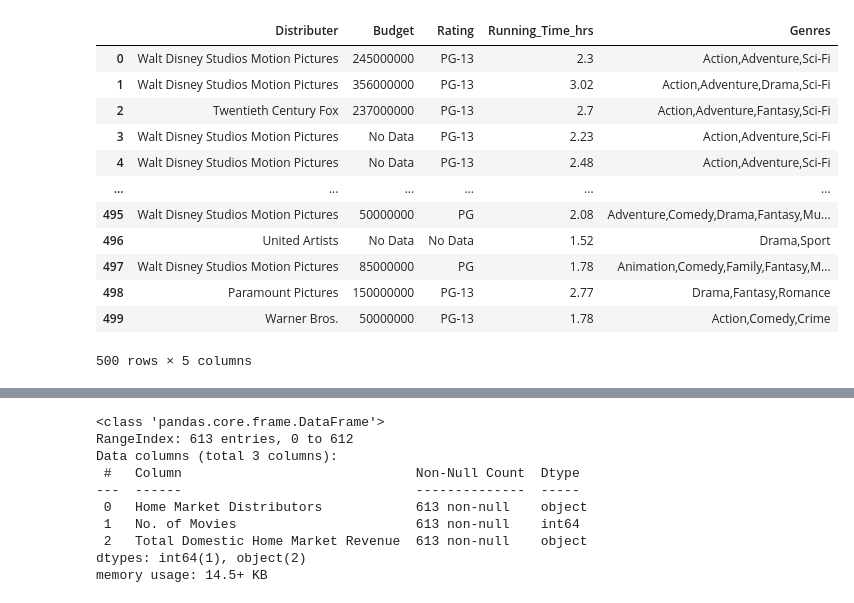
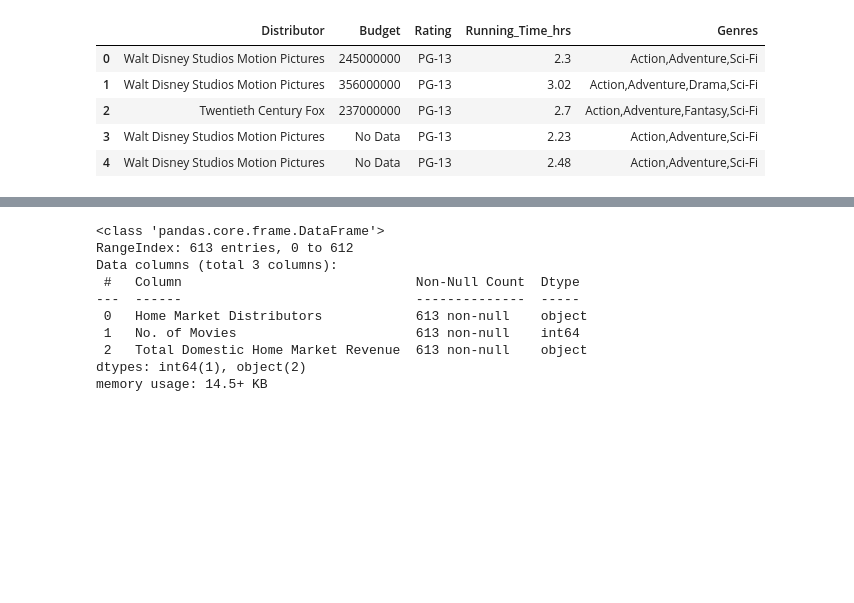
Before and after one commit to davebrown271/Microsoft-Movie-Analysis, a Jupyter notebook: movie_data.ipynb, the cells around one changed output, grey strips where cells are left out. Drawn from its saved outputs; the diff is of its cells as text; code cells hidden in the pictures; blank space fills up the shorter version.

```diff
--- a/movie_data.ipynb
+++ b/movie_data.ipynb
@@ -94,7 +211,7 @@ def get_table(soup):
 # %%
 url = 'https://www.boxofficemojo.com/chart/top_lifetime_gross/'
 base_url = 'https://www.boxofficemojo.com'
-df = pd.DataFrame()
+df_movie = pd.DataFrame()
 
 # Get HTML data for top 1000 grossing movies from Box Office Mojo
 for i in range(5):
@@ -103,9 +220,9 @@ for i in range(5):
     fetched_data = get_table(soup)
     if i < 4:
         url = base_url + soup.findAll('li', class_='a-last')[0].find('a').attrs["href"]
-    df = df.append(fetched_data, ignore_index = True)
+    df_movie = df_movie.append(fetched_data, ignore_index = True)
 
-df
+df_movie.head()
 # %% [output]
 |  | Rank | Title | Lifetime Gross | Year | URL |
 | 0 | 1 | Star Wars: Episode VII - The Forc... | 936662225 | 2015 | https://www.boxofficemojo.com/tit... |
@@ -128,7 +238,7 @@ def get_movie_data(url):
     divs = movie.findAll('div', class_='a-section a-spacing-none') #first section of table stored as divs instead of table
 
     # Variables will come back as 'No Data' if the webpage doesn't have this information
-    distributer = 'No Data'
+    distributor = 'No Data'
     budget = 'No Data'
     rating = 'No Data'
     duration = 'No Data'
@@ -139,7 +249,7 @@ def get_movie_data(url):
         i=0
         for span in spans:
             if span.text  == 'Domestic Distributor':
-                distributer = spans[i+1].text.replace('See full company information\n\n','') #remove extra link text from end
+                distributor = spans[i+1].text.replace('See full company information\n\n','') #remove extra link text from end
                 i+=1
                 break
             if span.text == 'Budget':
@@ -164,30 +274,23 @@ def get_movie_data(url):
             else:
                 i+=1
 
-    df_movie = pd.DataFrame([distributer, budget, rating, duration, genres]).transpose()
-    df_movie.columns = ['Distributer', 'Budget', 'Rating', 'Running_Time_hrs', 'Genres']
+    df_movie = pd.DataFrame([distributor, budget, rating, duration, genres]).transpose()
+    df_movie.columns = ['Distributor', 'Budget', 'Rating', 'Running_Time_hrs', 'Genres']
 
     return df_movie
 # %%
 # loop to get data from first 500 URLs from prior dataframe (broke this up due to timeout issues
-df2 = pd.DataFrame(columns = ['Distributer', 'Budget', 'Rating', 'Running_Time_hrs', 'Genres'])
-for url in df['URL'][:500]:
+df_movie_2 = pd.DataFrame(columns = ['Distributor', 'Budget', 'Rating', 'Running_Time_hrs', 'Genres'])
+for url in df_movie['URL'][:500]:
     movie_data = get_movie_data(url)
-    df2 = df2.append(movie_data, ignore_index=True)
-df2
+    df_movie_2 = df_movie_2.append(movie_data, ignore_index=True)
+df_movie_2
 # %% [output]
-|  | Distributer | Budget | Rating | Running_Time_hrs | Genres |
+|  | Distributor | Budget | Rating | Running_Time_hrs | Genres |
 | 0 | Walt Disney Studios Motion Pictures | 245000000 | PG-13 | 2.3 | Action,Adventure,Sci-Fi |
 | 1 | Walt Disney Studios Motion Pictures | 356000000 | PG-13 | 3.02 | Action,Adventure,Drama,Sci-Fi |
 | 2 | Twentieth Century Fox | 237000000 | PG-13 | 2.7 | Action,Adventure,Fantasy,Sci-Fi |
 | 3 | Walt Disney Studios Motion Pictures | No Data | PG-13 | 2.23 | Action,Adventure,Sci-Fi |
 | 4 | Walt Disney Studios Motion Pictures | No Data | PG-13 | 2.48 | Action,Adventure,Sci-Fi |
-| ... | ... | ... | ... | ... | ... |
-| 495 | Walt Disney Studios Motion Pictures | 50000000 | PG | 2.08 | Adventure,Comedy,Drama,Fantasy,Mu... |
-| 496 | United Artists | No Data | No Data | 1.52 | Drama,Sport |
-| 497 | Walt Disney Studios Motion Pictures | 85000000 | PG | 1.78 | Animation,Comedy,Family,Fantasy,M... |
-| 498 | Paramount Pictures | 150000000 | PG-13 | 2.77 | Drama,Fantasy,Romance |
-| 499 | Warner Bros. | 50000000 | PG-13 | 1.78 | Action,Comedy,Crime |
-500 rows × 5 columns
 # %%
 # loop to add data from last 500 URLs from prior dataframe
```
Also changed, not shown: parts of 18 cells of this notebook, 5 other files.
